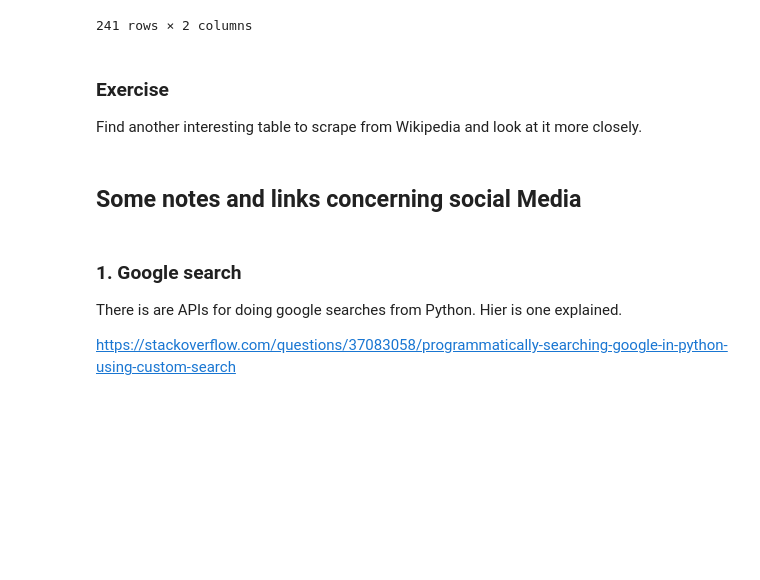
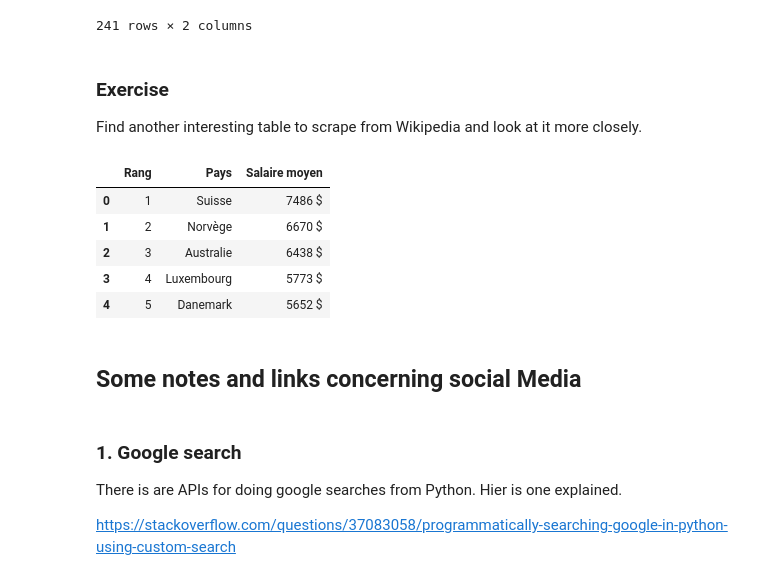
Before and after one commit to vregidor/skills-introduction-to-github, a Jupyter notebook: Module-1/M1-D3-WWW.ipynb, the cells around one changed output. Drawn from its saved outputs; the diff is of its cells as text; code cells hidden in the pictures; blank space fills up the shorter version.

```diff
--- a/Module-1/M1-D3-WWW.ipynb
+++ b/Module-1/M1-D3-WWW.ipynb
@@ -316,6 +316,18 @@ s_df.sort_values('Population', ascending=False)
 # %% [markdown]
 ### Exercise
 Find another interesting table to scrape from Wikipedia and look at it more closely.
+# %%
+import pandas as pd
+tables = pd.read_html('https://fr.wikipedia.org/wiki/Salaire_moyen_par_pays')
+df = tables[1]
+df.head()
+# %% [output]
+|  | Rang | Pays | Salaire moyen |
+| 0 | 1 | Suisse | 7486 $ |
+| 1 | 2 | Norvège | 6670 $ |
+| 2 | 3 | Australie | 6438 $ |
+| 3 | 4 | Luxembourg | 5773 $ |
+| 4 | 5 | Danemark | 5652 $ |
 # %% [markdown]
 ## Some notes and links concerning social Media
 # %% [markdown]
```
Also changed, not shown: parts of 2 cells of this notebook.
